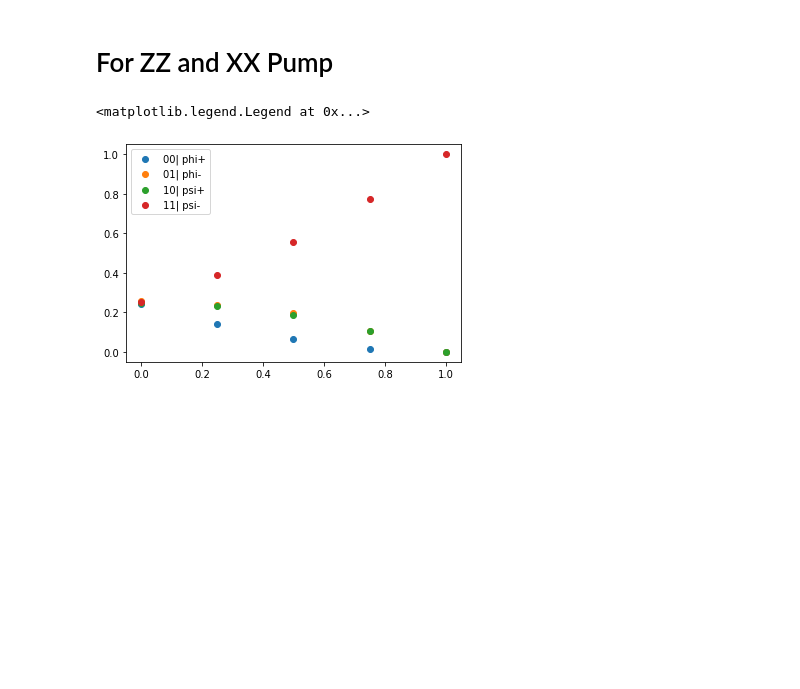
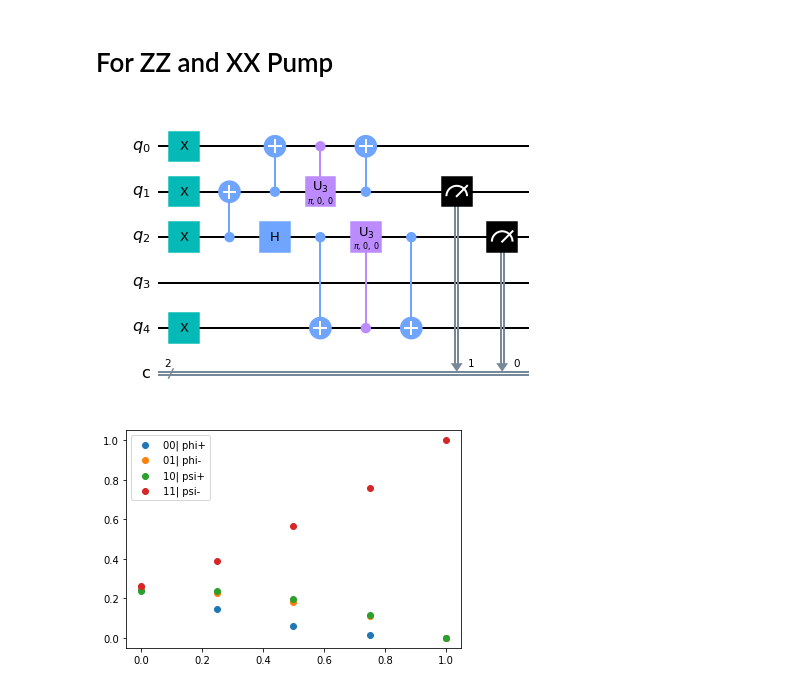
Before and after one commit to JessicaJohnBritto/QOSF_Cohort6, a Jupyter notebook: Results_from_paper/MarkovianRE_qiskit.ipynb, the cells around one changed output. Saved outputs shown, nothing was run; the diff lists cells and outputs as text; code cells hidden in the pictures; blank space fills up the shorter version.

```diff
--- a/Results_from_paper/MarkovianRE_qiskit.ipynb
+++ b/Results_from_paper/MarkovianRE_qiskit.ipynb
@@ -53,7 +53,8 @@ for inis in labels:
     for i in p:
         q = QuantumRegister(5, name='q')
         c = ClassicalRegister(2, name='c')
-        qobj = assemble(zz_pump(q, c,i, [2,1], 0, inis))
+        circ = zz_pump(q, c,i, [2,1], 0, inis)
+        qobj = assemble(circ)
         results = aer_sim.run(qobj).result()
         answer = {'00':0,'01':0,'10':0,'11':0}
         labels = list(answer.keys())
@@ -73,4 +74,6 @@ plt.scatter(p,(np.asarray(b[1]))/4,  label="01| phi-")
 plt.scatter(p,(np.asarray(b[2]))/4,  label="10| psi+")
 plt.scatter(p,(np.asarray(b[3]))/4,  label="11| psi-")
 plt.legend()
+
+circ.draw(output="mpl")
 # %% [output]
@@ -119,7 +122,8 @@ for inis in labels:
     for i in p:
         q = QuantumRegister(5, name='q')
         c = ClassicalRegister(2, name='c')
-        qobj = assemble(xx_pump(q, c,i, [2,1], 0, inis))
+        circ2 = xx_pump(q, c,i, [2,1], 0, inis)
+        qobj = assemble(circ2)
         results = aer_sim.run(qobj).result()
         answer = {'00':0,'01':0,'10':0,'11':0}
         labels = list(answer.keys())
@@ -139,4 +143,5 @@ plt.scatter(p,(np.asarray(b[1]))/4,  label="01| phi-")
 plt.scatter(p,(np.asarray(b[2]))/4,  label="10| psi+")
 plt.scatter(p,(np.asarray(b[3]))/4,  label="11| psi-")
 plt.legend()
+circ2.draw(output="mpl")
 # %% [output]
@@ -185,33 +190,35 @@ dict = {}
 a = [[0] * 4 for i in range(len(p))]
 b = [[0] * len(p) for i in range(4)]
 
 
 labels = ['00', '01', '10', '11']
 for inis in labels:
     k=0
     for i in p:
         q = QuantumRegister(5, name='q')
         c = ClassicalRegister(2, name='c')
-        qobj = assemble(zz_xx_pump(q, c,i, [2,1], [0,4], inis))
+        circ3 = zz_xx_pump(q, c,i, [2,1], [0,4], inis)
+        qobj = assemble(circ3)
         results = aer_sim.run(qobj).result()
         answer = {'00':0,'01':0,'10':0,'11':0}
         labels = list(answer.keys())
         for key,value in results.get_counts().items():
             answer[key] = value
         for j in range(4):
             a[k][j] = answer[labels[j]]/1024
         k=k+1
     # Plotting
     for l in range(4):
         for m in range(5):
             b[l][m] = b[l][m]+a[m][l]
     # print(b)
 
 plt.scatter(p,(np.asarray(b[0]))/4, label="00| phi+")
 plt.scatter(p,(np.asarray(b[1]))/4,  label="01| phi-")
 plt.scatter(p,(np.asarray(b[2]))/4,  label="10| psi+")
 plt.scatter(p,(np.asarray(b[3]))/4,  label="11| psi-")
 plt.legend()
+circ3.draw(output="mpl")
 # %% [output]
-<matplotlib.legend.Legend at 0x...>
-[figure, old version]
+[figure, new version]
+[figure, added]
```
Also changed, not shown: parts of 2 cells of this notebook, 1 other file.
